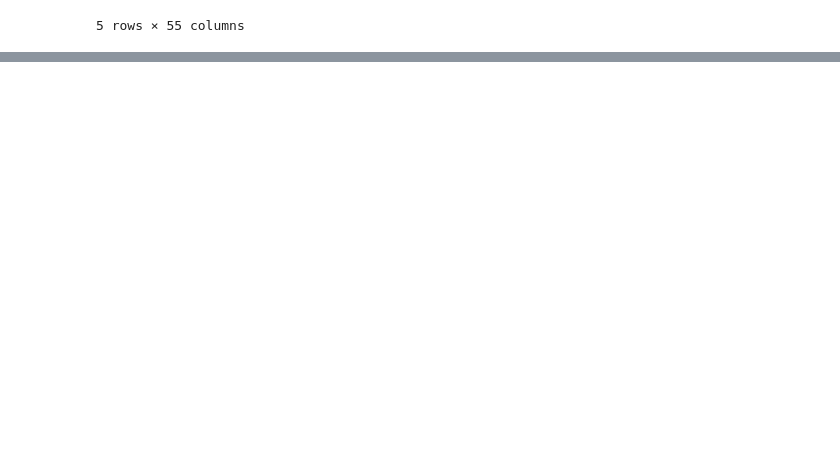
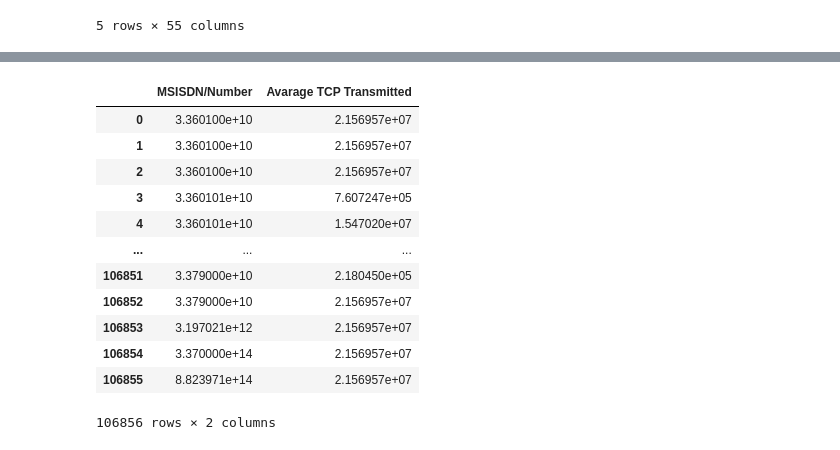
Before and after one commit to melatteshome/User-Analytics-Telecom-Industry, a Jupyter notebook: notebooks/user_experience_analysis.ipynb, the cells around one changed output, grey strips where cells are left out. Drawn from its saved outputs; the diff is of its cells as text; code cells hidden in the pictures; blank space fills up the shorter version.

```diff
--- a/notebooks/user_experience_analysis.ipynb
+++ b/notebooks/user_experience_analysis.ipynb
@@ -34,0 +123,22 @@ df.head()
+# %%
+average_tcp_per_user = columns_with_numerical_values.groupby('MSISDN/Number').agg({
+    'Total TCP Transmistted': 'mean'
+})
+average_tcp_per_user = average_tcp_per_user.rename(columns={
+    'Total TCP Transmistted':'Avarage TCP Transmitted'
+}).reset_index()
+average_tcp_per_user
+# %% [output]
+|  | MSISDN/Number | Avarage TCP Transmitted |
+| 0 | 3.360100e+10 | 2.156957e+07 |
+| 1 | 3.360100e+10 | 2.156957e+07 |
+| 2 | 3.360100e+10 | 2.156957e+07 |
+| 3 | 3.360101e+10 | 7.607247e+05 |
+| 4 | 3.360101e+10 | 1.547020e+07 |
+| ... | ... | ... |
+| 106851 | 3.379000e+10 | 2.180450e+05 |
+| 106852 | 3.379000e+10 | 2.156957e+07 |
+| 106853 | 3.197021e+12 | 2.156957e+07 |
+| 106854 | 3.370000e+14 | 2.156957e+07 |
+| 106855 | 8.823971e+14 | 2.156957e+07 |
+106856 rows × 2 columns
```
Also changed, not shown: parts of 9 cells of this notebook.
